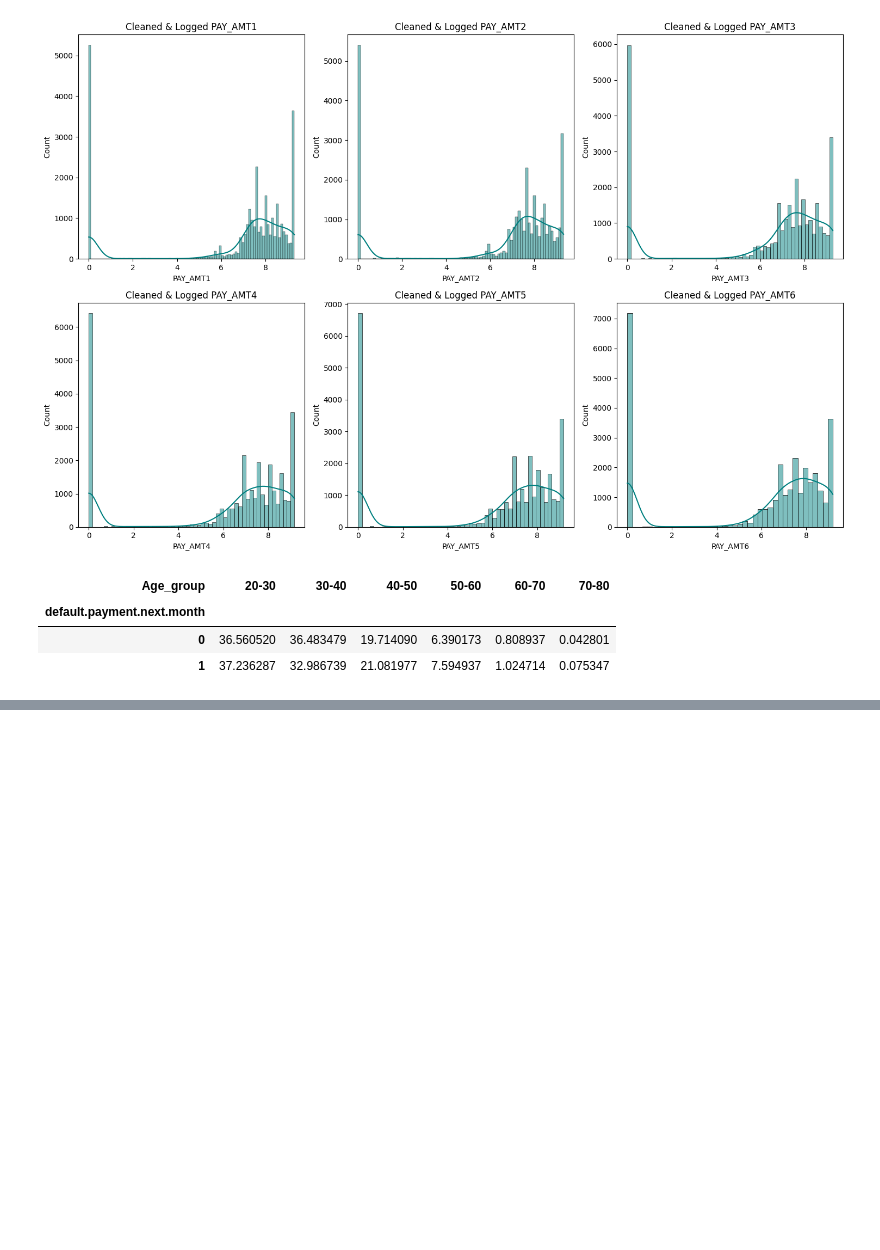
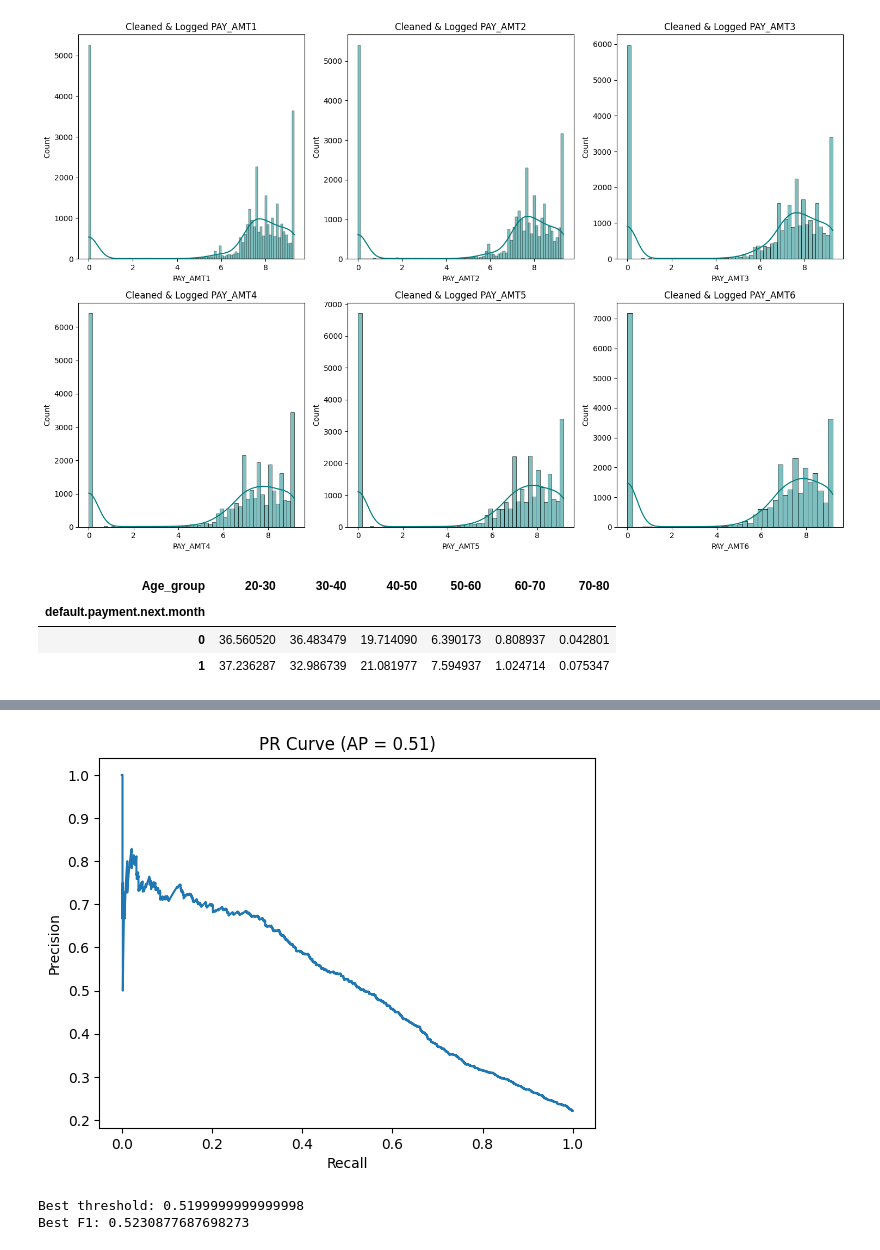
Before and after one commit to Koresrimanth/testgit, a Jupyter notebook: ml.ipynb, the cells around one changed output, grey strips where cells are left out. Cells and saved outputs as stored; diff of their text form; code cells hidden in the pictures; blank space fills up the shorter version.

```diff
--- a/ml.ipynb
+++ b/ml.ipynb
@@ -320,0 +459,7 @@ Index(['ID', 'LIMIT_BAL', 'SEX', 'EDUCATION', 'MARRIAGE', 'AGE', 'PAY_0',
+# %%
+#scaling
+from sklearn.preprocessing import RobustScaler
+scaler=RobustScaler()
+
+x_train_scaled=pd.DataFrame(scaler.fit_transform(x_train),columns=x_train.columns,index=x_train.index)
+x_test_scaled=pd.DataFrame(scaler.transform(x_test),columns=x_test.columns,index=x_test.index)
@@ -320,0 +531,33 @@ Index(['ID', 'LIMIT_BAL', 'SEX', 'EDUCATION', 'MARRIAGE', 'AGE', 'PAY_0',
+# %%
+from sklearn.metrics import precision_recall_curve, average_precision_score
+
+precision, recall, _ = precision_recall_curve(y_test, y_probs)
+ap_score = average_precision_score(y_test, y_probs)
+
+plt.figure()
+plt.plot(recall, precision)
+plt.xlabel("Recall")
+plt.ylabel("Precision")
+plt.title(f"PR Curve (AP = {ap_score:.2f})")
+plt.show()
+# %% [output]
+[figure, added]
+# %%
+import numpy as np
+from sklearn.metrics import f1_score
+
+best_threshold = 0
+best_f1 = 0
+
+for t in np.arange(0.1, 0.9, 0.01):
+    y_pred = (y_probs > t).astype(int)
+    score = f1_score(y_test, y_pred)
+    if score > best_f1:
+        best_f1 = score
+        best_threshold = t
+
+print("Best threshold:", best_threshold)
+print("Best F1:", best_f1)
+# %% [output]
+Best threshold: 0.5199999999999998
+Best F1: 0.5230877687698273
```
Also changed, not shown: parts of 40 cells of this notebook.
